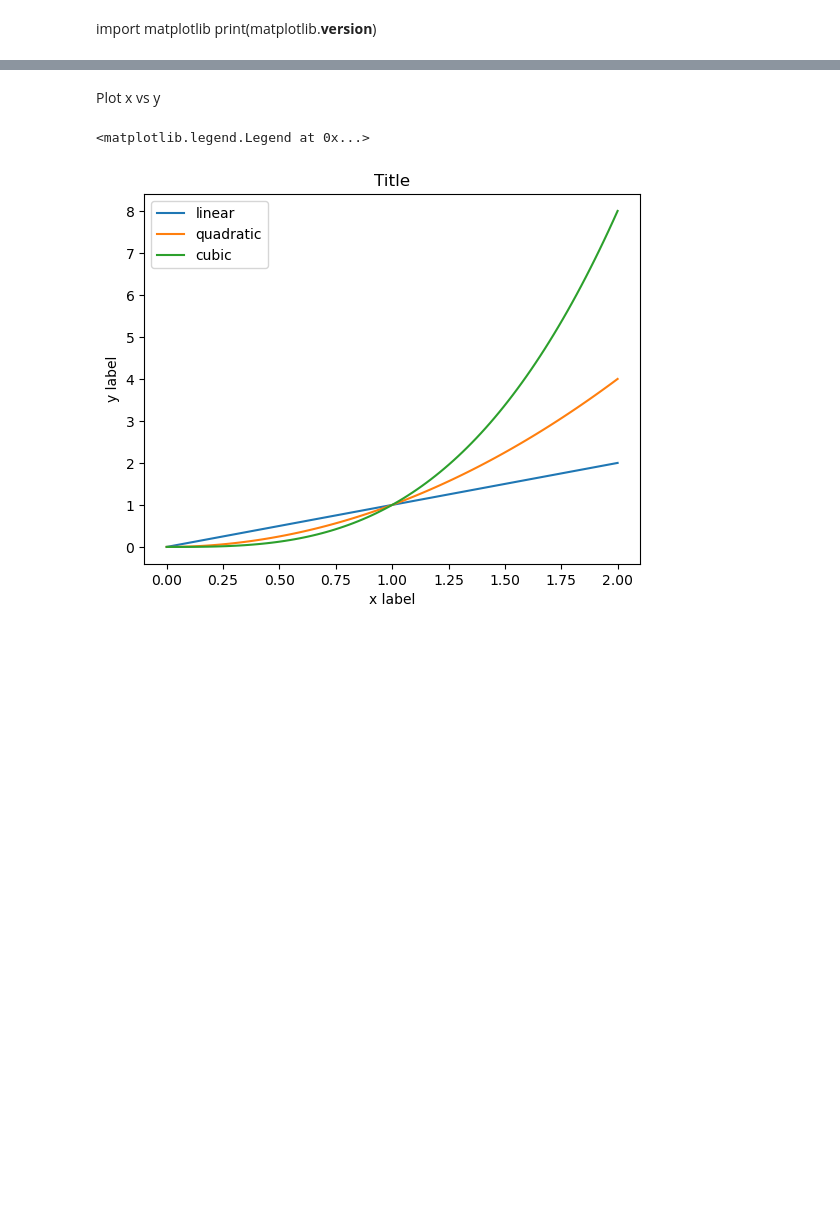
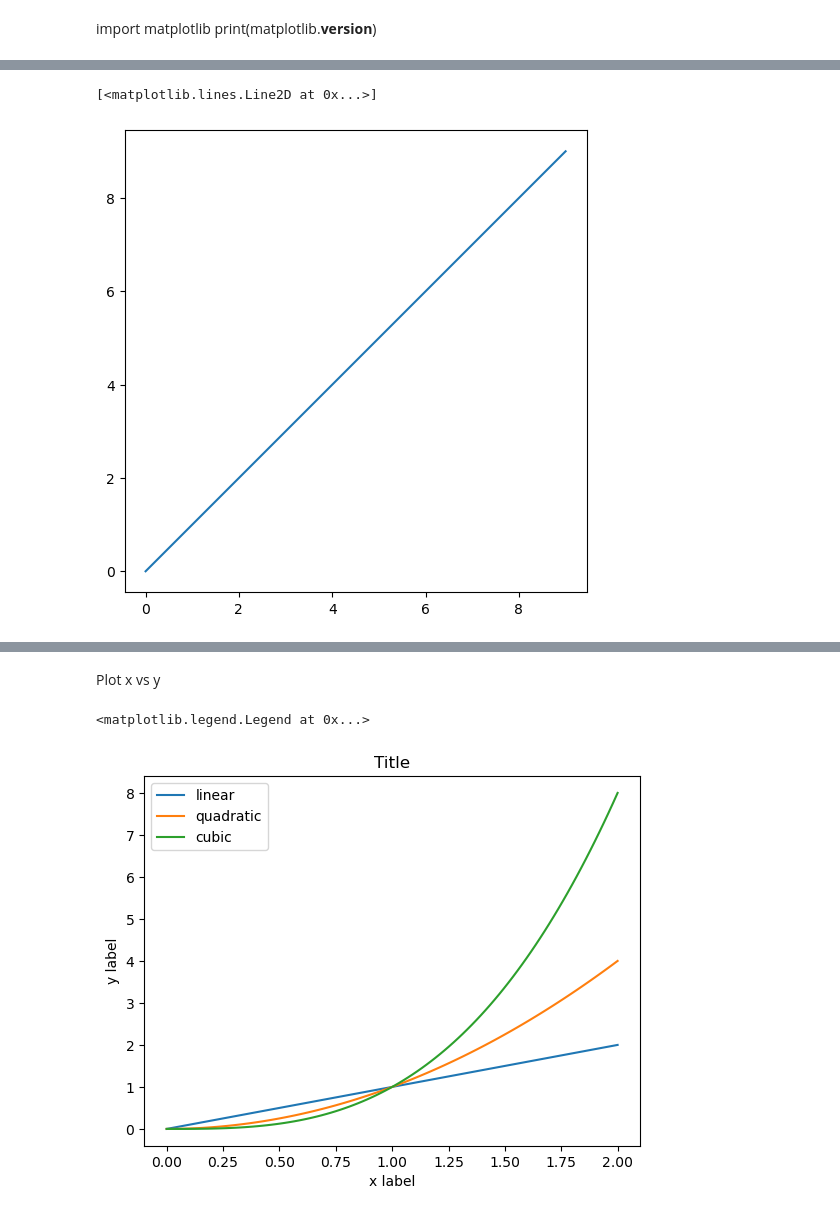
Before and after one commit to davidul/data-science, a Jupyter notebook: 05-matplotlib/matplotlib.ipynb, the cells around one changed output, grey strips where cells are left out. Saved outputs shown, nothing was run; the diff lists cells and outputs as text; code cells hidden in the pictures; blank space fills up the shorter version.

```diff
--- a/05-matplotlib/matplotlib.ipynb
+++ b/05-matplotlib/matplotlib.ipynb
@@ -7,2 +10,9 @@ import numpy as np
+# %%
+fig = plt.figure(figsize=(6,6))
+ax = plt.subplot(aspect=1)
+ax.plot(range(10))
+# %% [output]
+[<matplotlib.lines.Line2D at 0x...>]
+[figure, added]
 # %% [markdown]
 Plots on [Figure](https://matplotlib.org/stable/api/figure_api.html#matplotlib.figure.Figure) and this object contains one or more [Axes](https://matplotlib.org/stable/api/_as_gen/matplotlib.axes.Axes.html#matplotlib.axes.Axes)
```
Also changed, not shown: parts of 9 cells of this notebook.
